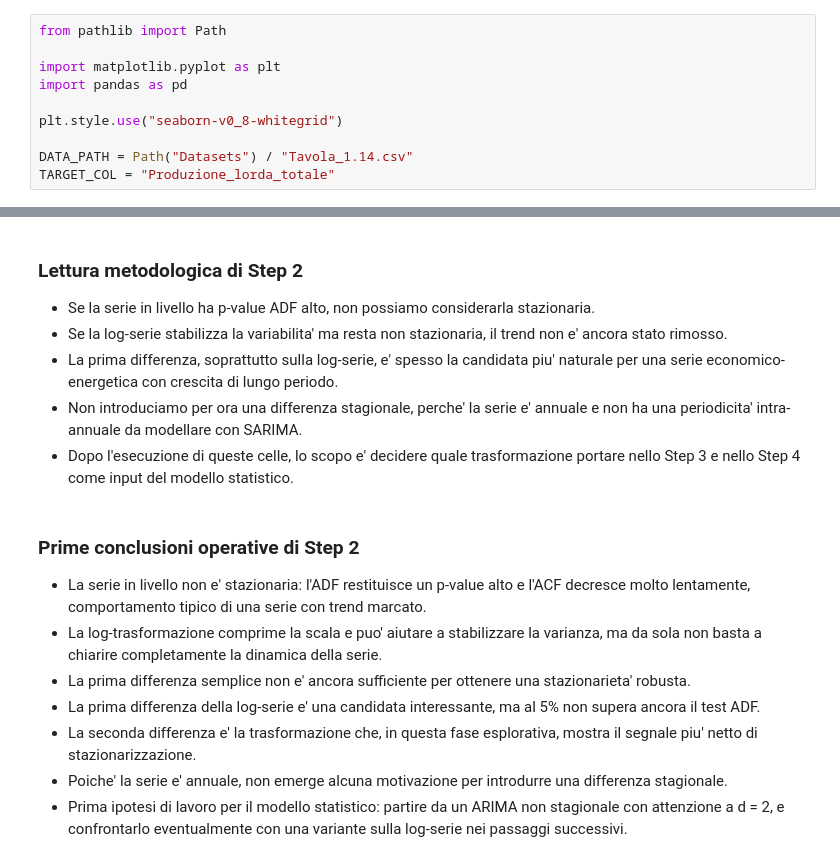
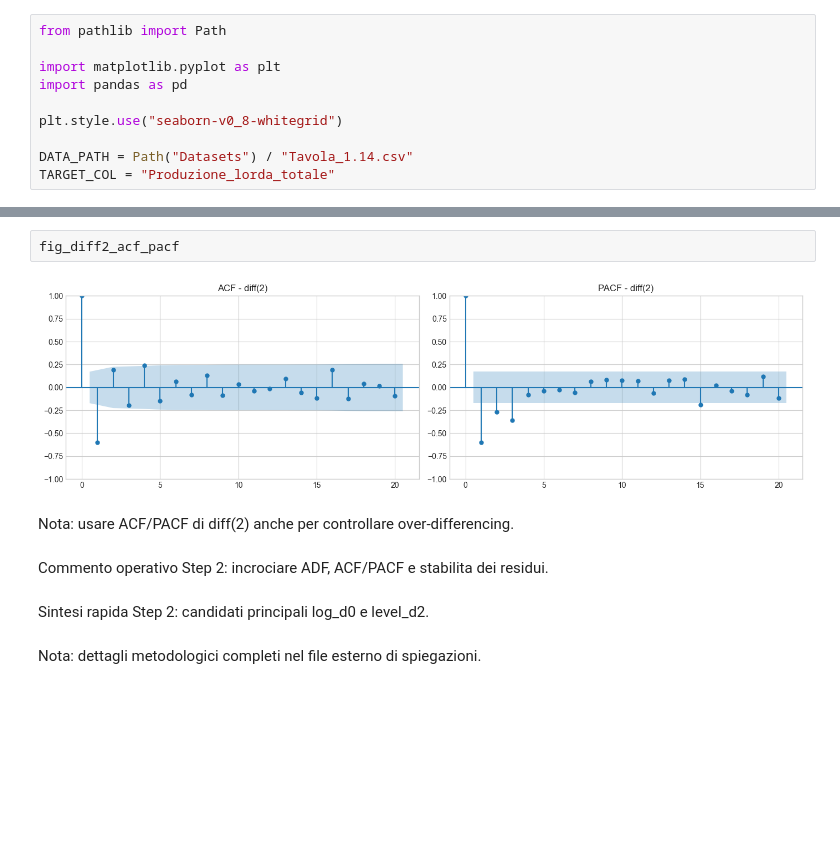
Before and after one commit to 1ngVG-OA/FinalProject, a Jupyter notebook: Tavola_1.14.ipynb, the cells around one changed output, grey strips where cells are left out. Drawn from its saved outputs; the diff is of its cells as text; blank space fills up the shorter version.

```diff
--- a/Tavola_1.14.ipynb
+++ b/Tavola_1.14.ipynb
@@ -208,19 +163,13 @@ plt.show()
+# %%
+fig_diff2_acf_pacf
+# %% [output]
+[figure, added]
+# %% [markdown]
+Nota: usare ACF/PACF di diff(2) anche per controllare over-differencing.
 # %% [markdown]
-### Lettura metodologica di Step 2
-
-- Se la serie in livello ha p-value ADF alto, non possiamo considerarla stazionaria.
-- Se la log-serie stabilizza la variabilita' ma resta non stazionaria, il trend non e' ancora stato rimosso.
-- La prima differenza, soprattutto sulla log-serie, e' spesso la candidata piu' naturale per una serie economico-energetica con crescita di lungo periodo.
-- Non introduciamo per ora una differenza stagionale, perche' la serie e' annuale e non ha una periodicita' intra-annuale da modellare con SARIMA.
-- Dopo l'esecuzione di queste celle, lo scopo e' decidere quale trasformazione portare nello Step 3 e nello Step 4 come input del modello statistico.
+Commento operativo Step 2: incrociare ADF, ACF/PACF e stabilita dei residui.
 # %% [markdown]
-### Prime conclusioni operative di Step 2
-
-- La serie in livello non e' stazionaria: l'ADF restituisce un p-value alto e l'ACF decresce molto lentamente, comportamento tipico di una serie con trend marcato.
-- La log-trasformazione comprime la scala e puo' aiutare a stabilizzare la varianza, ma da sola non basta a chiarire completamente la dinamica della serie.
-- La prima differenza semplice non e' ancora sufficiente per ottenere una stazionarieta' robusta.
-- La prima differenza della log-serie e' una candidata interessante, ma al 5% non supera ancora il test ADF.
-- La seconda differenza e' la trasformazione che, in questa fase esplorativa, mostra il segnale piu' netto di stazionarizzazione.
-- Poiche' la serie e' annuale, non emerge alcuna motivazione per introdurre una differenza stagionale.
-- Prima ipotesi di lavoro per il modello statistico: partire da un ARIMA non stagionale con attenzione a d = 2, e confrontarlo eventualmente con una variante sulla log-serie nei passaggi successivi.
+Sintesi rapida Step 2: candidati principali log_d0 e level_d2.
+# %% [markdown]
+Nota: dettagli metodologici completi nel file esterno di spiegazioni.
 # %% [markdown]
```
Also changed, not shown: parts of 28 cells of this notebook, 6 other files.
